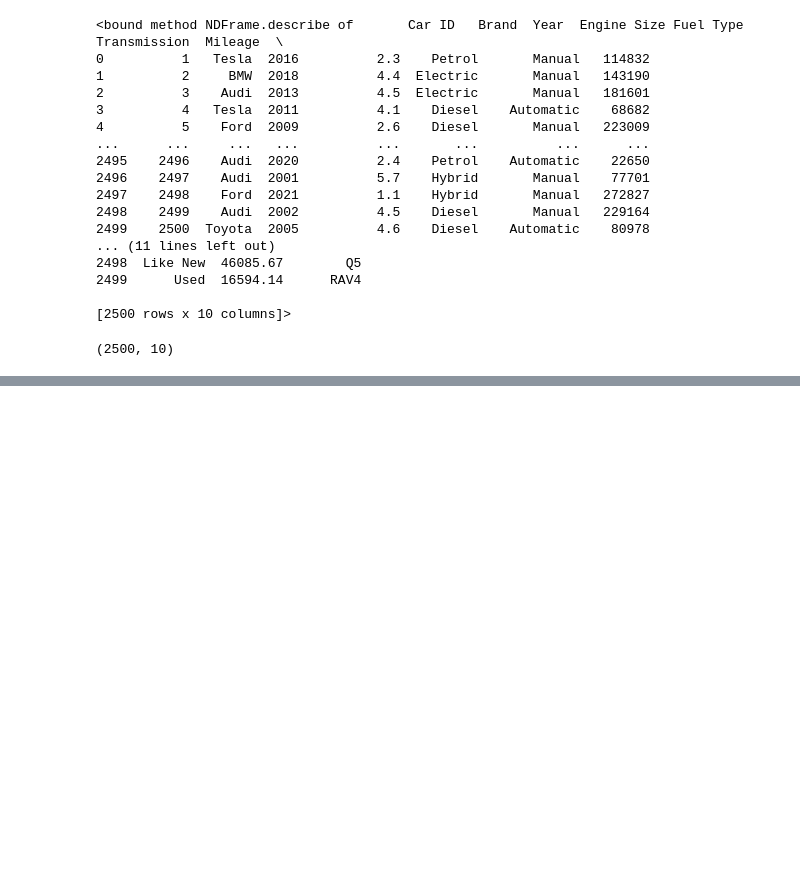
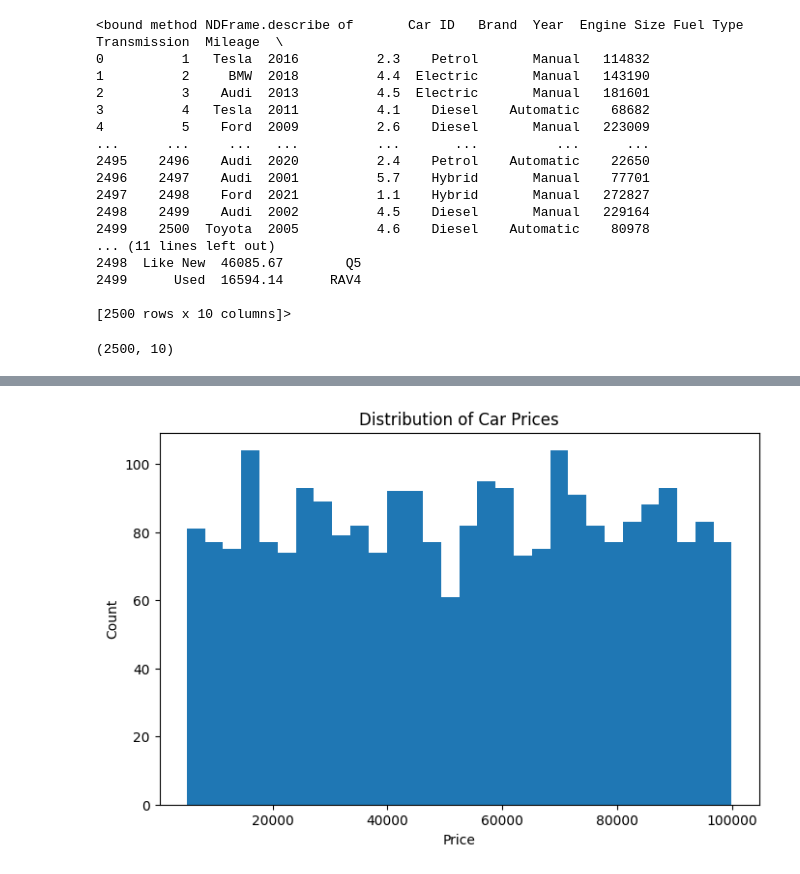
Before and after one commit to Shinobi357/Springboard, a Jupyter notebook: Car_Price_Prediction Data Wraggling.ipynb, the cells around one changed output, grey strips where cells are left out. Saved outputs shown, nothing was run; the diff lists cells and outputs as text; code cells hidden in the pictures; blank space fills up the shorter version.

```diff
--- a/Car_Price_Prediction Data Wraggling.ipynb
+++ b/Car_Price_Prediction Data Wraggling.ipynb
@@ -7,7 +7,8 @@ import pandas as pd
 
 #Seeking to determine which features impact the price more as well as where price may fluctuate in the future
 
-df = pd.read_csv("Downloads/CarPricePrediction/car_price_prediction_ (1).csv")
+# Please make sure the 'car_price_prediction_ (1).csv' file is uploaded to your Colab environment's root directory.
+df = pd.read_csv("/car_price_prediction_ (1).csv")
 df.head()
 # %% [output]
 |  | Car ID | Brand | Year | Engine Size | Fuel Type | Transmission | Mileage | Condition | Price | Model |
@@ -57 +59,12 @@ Model           0
 dtype: int64
+# %%
+import matplotlib.pyplot as plt
+
+plt.figure(figsize=(8,5))
+plt.hist(df['Price'], bins=30)
+plt.xlabel("Price")
+plt.ylabel("Count")
+plt.title("Distribution of Car Prices")
+plt.show()
+# %% [output]
+[figure, added]
```
Also changed, not shown: parts of 9 cells of this notebook.
